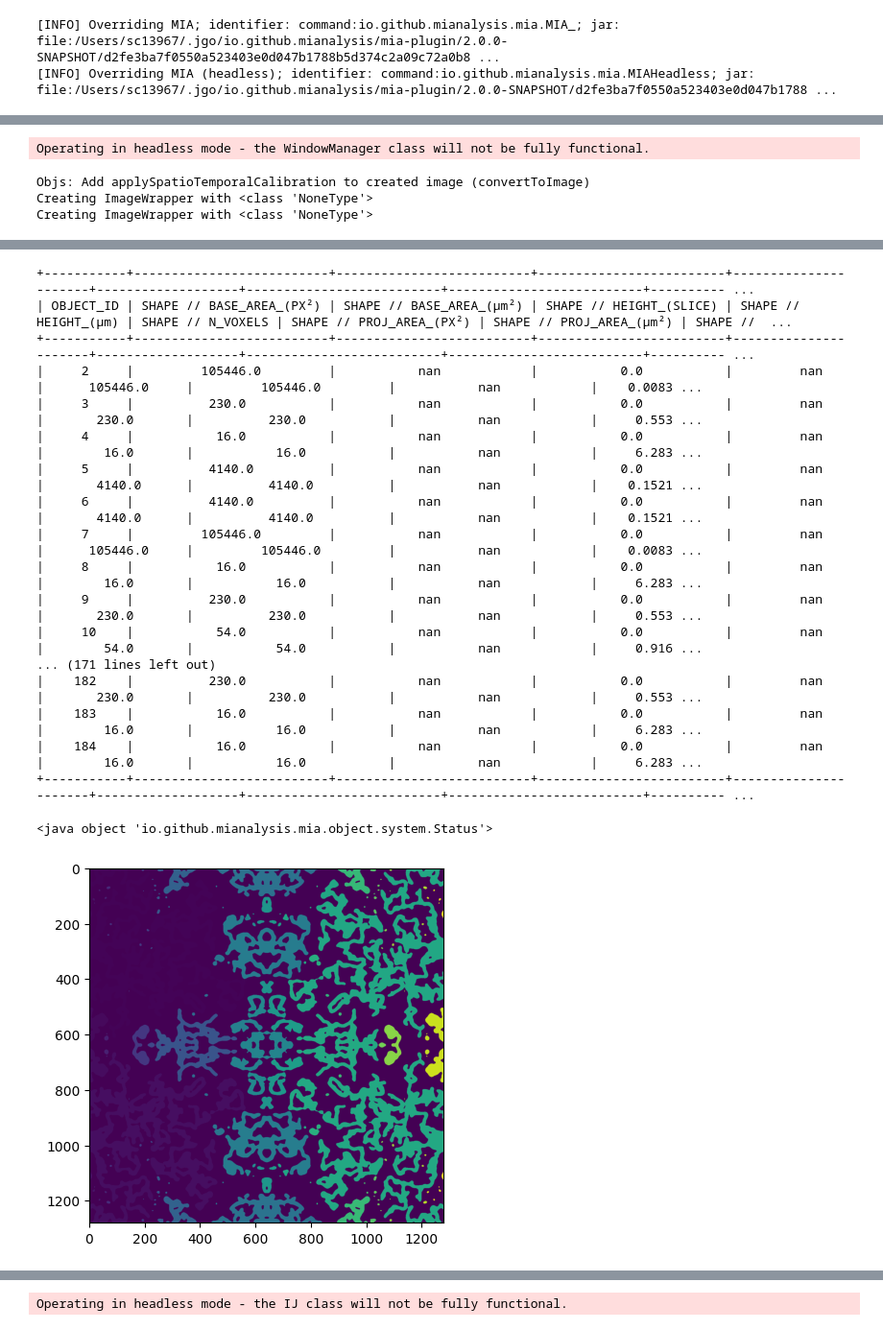
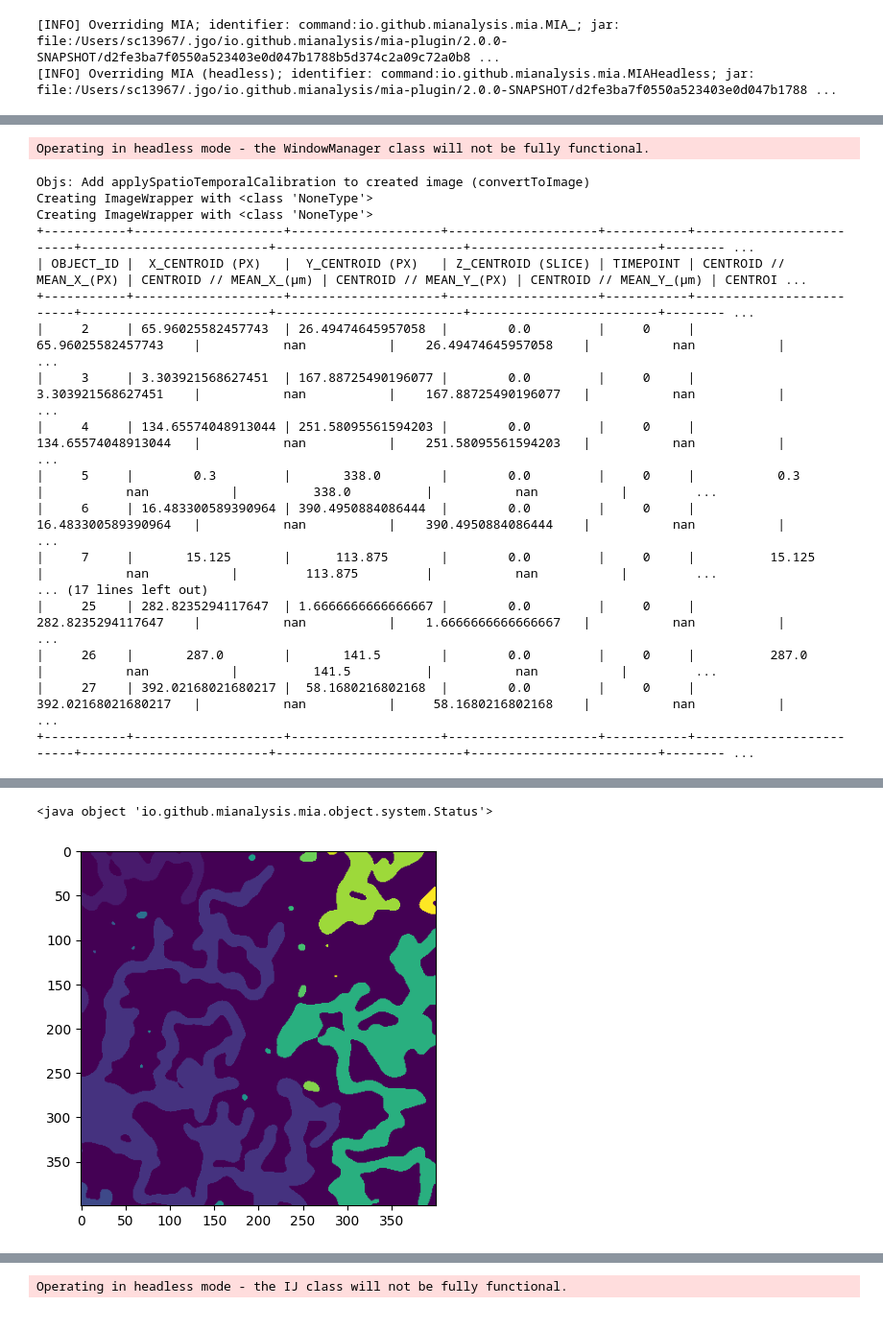
Before and after one commit to mianalysis/mia-python, a Jupyter notebook: Demo.ipynb, the cells around one changed output, grey strips where cells are left out. Shown at 96% size. Drawn from its saved outputs; the diff is of its cells as text; code cells hidden in the pictures.

```diff
--- a/Demo.ipynb
+++ b/Demo.ipynb
@@ -102,11 +105,11 @@ imageLoader.updateParameterValue(ImageLoader.OUTPUT_IMAGE, image_name)
 imageLoader.updateParameterValue(ImageLoader.SET_SPATIAL_CAL, True)
 imageLoader.updateParameterValue(ImageLoader.XY_CAL, 1)
 imageLoader.updateParameterValue(ImageLoader.Z_CAL, 1)
-# imageLoader.updateParameterValue(ImageLoader.CROP_MODE, ImageLoader.CropModes.FIXED)
-# imageLoader.updateParameterValue(ImageLoader.LEFT, 0)
-# imageLoader.updateParameterValue(ImageLoader.TOP, 0)
-# imageLoader.updateParameterValue(ImageLoader.WIDTH, 3)
-# imageLoader.updateParameterValue(ImageLoader.HEIGHT, 23)
+imageLoader.updateParameterValue(ImageLoader.CROP_MODE, ImageLoader.CropModes.FIXED)
+imageLoader.updateParameterValue(ImageLoader.LEFT, 0)
+imageLoader.updateParameterValue(ImageLoader.TOP, 0)
+imageLoader.updateParameterValue(ImageLoader.WIDTH, 400)
+imageLoader.updateParameterValue(ImageLoader.HEIGHT, 400)
 imageLoader.setShowOutput(False)
 imageLoader.process(workspace)
 
@@ -137,7 +140,7 @@ measureObjectShape.updateParameterValue(MeasureObjectShape.MEASURE_VOLUME, True)
 measureObjectShape.updateParameterValue(MeasureObjectShape.MEASURE_PROJECTED_DIA, False)
 measureObjectShape.updateParameterValue(MeasureObjectShape.MEASURE_PROJECTED_PERIM, True)
 measureObjectShape.updateParameterValue(MeasureObjectShape.ENABLE_MULTITHREADING, False)
-measureObjectShape.setShowOutput(True)
+measureObjectShape.setShowOutput(False)
 measureObjectShape.process(workspace)
 
 measureObjectCentroid = MeasureObjectCentroid(None)
@@ -163,6 +166,20 @@ Operating in headless mode - the WindowManager class will not be fully functiona
 Objs: Add applySpatioTemporalCalibration to created image (convertToImage)
 Creating ImageWrapper with <class 'NoneType'>
 Creating ImageWrapper with <class 'NoneType'>
++-----------+--------------------+--------------------+--------------------+-----------+-------------------------+-------------------------+-------------------------+-------------------------+-------- ...
+| OBJECT_ID |  X_CENTROID (PX)   |  Y_CENTROID (PX)   | Z_CENTROID (SLICE) | TIMEPOINT | CENTROID // MEAN_X_(PX) | CENTROID // MEAN_X_(µm) | CENTROID // MEAN_Y_(PX) | CENTROID // MEAN_Y_(µm) | CENTROI ...
++-----------+--------------------+--------------------+--------------------+-----------+-------------------------+-------------------------+-------------------------+-------------------------+-------- ...
+|     2     | 65.96025582457743  | 26.49474645957058  |        0.0         |     0     |    65.96025582457743    |           nan           |    26.49474645957058    |           nan           |         ...
+|     3     | 3.303921568627451  | 167.88725490196077 |        0.0         |     0     |    3.303921568627451    |           nan           |    167.88725490196077   |           nan           |         ...
+|     4     | 134.65574048913044 | 251.58095561594203 |        0.0         |     0     |    134.65574048913044   |           nan           |    251.58095561594203   |           nan           |         ...
+|     5     |        0.3         |       338.0        |        0.0         |     0     |           0.3           |           nan           |          338.0          |           nan           |         ...
+|     6     | 16.483300589390964 | 390.4950884086444  |        0.0         |     0     |    16.483300589390964   |           nan           |    390.4950884086444    |           nan           |         ...
+|     7     |       15.125       |      113.875       |        0.0         |     0     |          15.125         |           nan           |         113.875         |           nan           |         ...
+... (17 lines left out)
+|     25    | 282.8235294117647  | 1.6666666666666667 |        0.0         |     0     |    282.8235294117647    |           nan           |    1.6666666666666667   |           nan           |         ...
+|     26    |       287.0        |       141.5        |        0.0         |     0     |          287.0          |           nan           |          141.5          |           nan           |         ...
+|     27    | 392.02168021680217 |  58.1680216802168  |        0.0         |     0     |    392.02168021680217   |           nan           |     58.1680216802168    |           nan           |         ...
++-----------+--------------------+--------------------+--------------------+-----------+-------------------------+-------------------------+-------------------------+-------------------------+-------- ...
 [ERROR] java.lang.NullPointerException: Cannot invoke "ij.gui.Roi.getLength()" because the return value of "io.github.mianalysis.mia.object.coordinates.ObjI.getRoi(int)" is null
         at io.github.mianalysis.mia.module.objects.measure.spatial.MeasureObjectShape.lambda$process$0(MeasureObjectShape.java:355)
         at java.base/java.util.concurrent.Executors$RunnableAdapter.call(Executors.java:572)
@@ -183,20 +190,3 @@ Creating ImageWrapper with <class 'NoneType'>
-+-----------+--------------------------+--------------------------+-------------------------+----------------------+-------------------+--------------------------+--------------------------+---------- ...
-| OBJECT_ID | SHAPE // BASE_AREA_(PX²) | SHAPE // BASE_AREA_(µm²) | SHAPE // HEIGHT_(SLICE) | SHAPE // HEIGHT_(µm) | SHAPE // N_VOXELS | SHAPE // PROJ_AREA_(PX²) | SHAPE // PROJ_AREA_(µm²) | SHAPE //  ...
-+-----------+--------------------------+--------------------------+-------------------------+----------------------+-------------------+--------------------------+--------------------------+---------- ...
-|     2     |         105446.0         |           nan            |           0.0           |         nan          |      105446.0     |         105446.0         |           nan            |    0.0083 ...
-|     3     |          230.0           |           nan            |           0.0           |         nan          |       230.0       |          230.0           |           nan            |     0.553 ...
-|     4     |           16.0           |           nan            |           0.0           |         nan          |        16.0       |           16.0           |           nan            |     6.283 ...
-|     5     |          4140.0          |           nan            |           0.0           |         nan          |       4140.0      |          4140.0          |           nan            |    0.1521 ...
-|     6     |          4140.0          |           nan            |           0.0           |         nan          |       4140.0      |          4140.0          |           nan            |    0.1521 ...
-|     7     |         105446.0         |           nan            |           0.0           |         nan          |      105446.0     |         105446.0         |           nan            |    0.0083 ...
-|     8     |           16.0           |           nan            |           0.0           |         nan          |        16.0       |           16.0           |           nan            |     6.283 ...
-|     9     |          230.0           |           nan            |           0.0           |         nan          |       230.0       |          230.0           |           nan            |     0.553 ...
-|     10    |           54.0           |           nan            |           0.0           |         nan          |        54.0       |           54.0           |           nan            |     0.916 ...
-... (171 lines left out)
-|    182    |          230.0           |           nan            |           0.0           |         nan          |       230.0       |          230.0           |           nan            |     0.553 ...
-|    183    |           16.0           |           nan            |           0.0           |         nan          |        16.0       |           16.0           |           nan            |     6.283 ...
-|    184    |           16.0           |           nan            |           0.0           |         nan          |        16.0       |           16.0           |           nan            |     6.283 ...
-+-----------+--------------------------+--------------------------+-------------------------+----------------------+-------------------+--------------------------+--------------------------+---------- ...
+<java object 'io.github.mianalysis.mia.object.system.Status'>
-<java object 'io.github.mianalysis.mia.object.system.Status'>
-[figure, old version]
+[figure, new version]
 # %%
```
Also changed, not shown: parts of 5 cells of this notebook, 8 other files.
